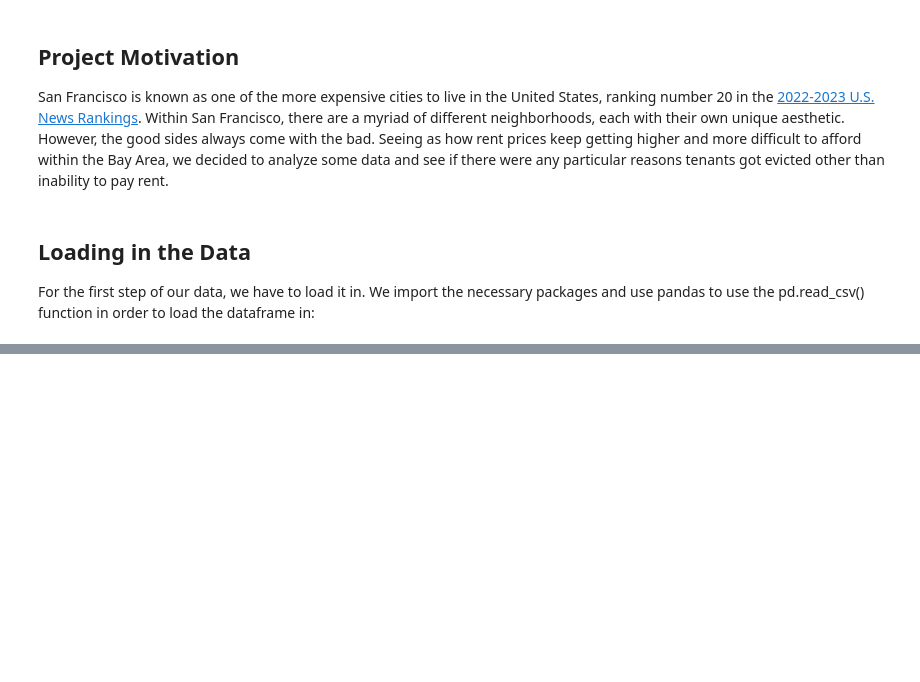
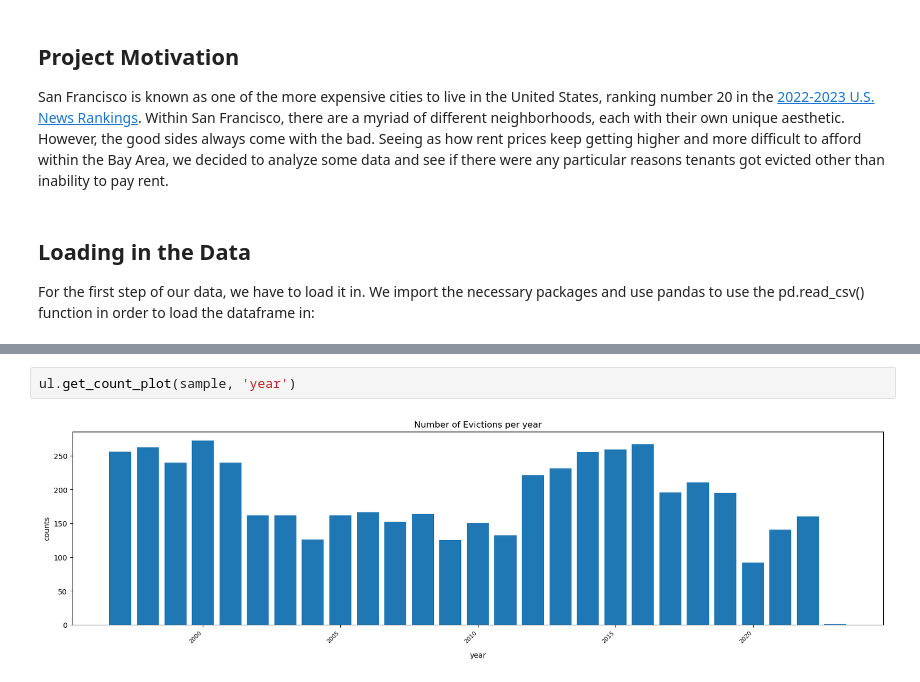
Before and after one commit to UCB-stat-159-s23/project-Group26, a Jupyter notebook: sfevictions.ipynb, the cells around one changed output, grey strips where cells are left out. Drawn from its saved outputs; the diff is of its cells as text; blank space fills up the shorter version.

```diff
--- a/sfevictions.ipynb
+++ b/sfevictions.ipynb
@@ -40,0 +48,4 @@ evictions
+# %%
+ul.get_count_plot(sample, 'year')
+# %% [output]
+[figure, added]
```
Also changed, not shown: parts of 6 cells of this notebook, 1 other file.
